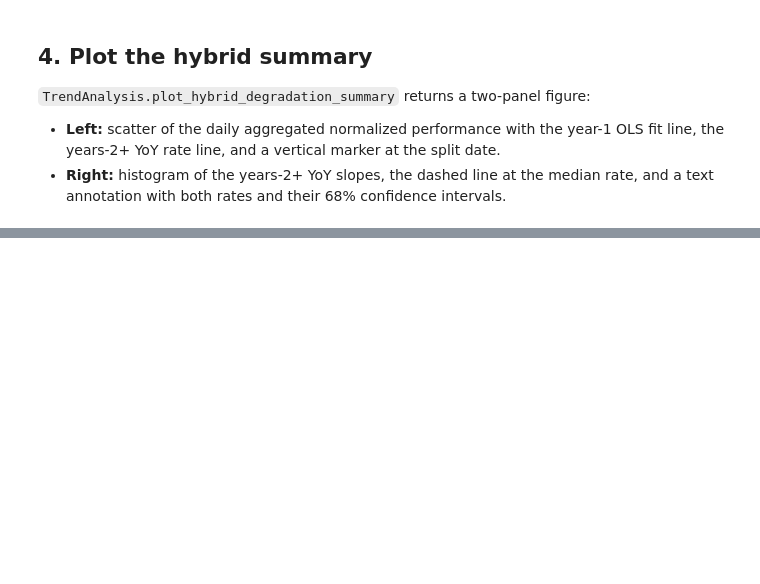
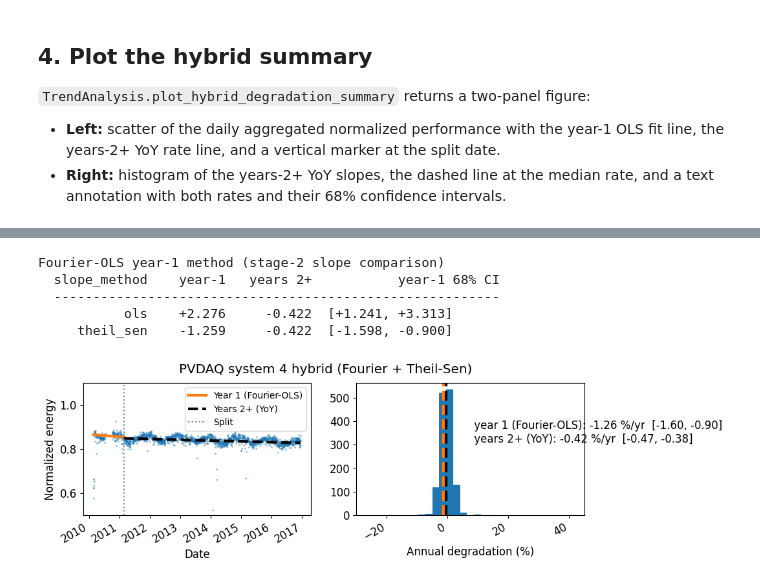
Before and after one commit to NatLabRockies/rdtools, a Jupyter notebook: docs/TrendAnalysis_hybrid_example.ipynb, the cells around one changed output, grey strips where cells are left out. Saved outputs shown, nothing was run; the diff lists cells and outputs as text; code cells hidden in the pictures; blank space fills up the shorter version.

Commit message:
two_stage_fourier_ols

```diff
--- a/docs/TrendAnalysis_hybrid_example.ipynb
+++ b/docs/TrendAnalysis_hybrid_example.ipynb
@@ -254,0 +196,41 @@ plt.show()
+# %%
+# Run hybrid with fourier_ols, comparing the two stage-2 slope choices.
+# Each call only recomputes the degradation step; preprocessing is reused.
+fourier_results = {}
+for slope_method in ('ols', 'theil_sen'):
+    ta.sensor_analysis(
+        analyses=['hybrid_degradation'],
+        hybrid_kwargs={'year1_method': 'fourier_ols',
+                       'year1_kwargs': {'slope_method': slope_method}},
+    )
+    fourier_results[slope_method] = ta.results['sensor']['hybrid_degradation']
+
+print("Fourier-OLS year-1 method (stage-2 slope comparison)")
+header = f"  {'slope_method':>12}  {'year-1':>8}  {'years 2+':>9}  {'year-1 68% CI':>22}"
+print(header)
+print("  " + "-" * (len(header) - 2))
+for slope_method, r in fourier_results.items():
+    ci1 = r['calc_info']['year1'][1]
+    print(f"  {slope_method:>12}  "
+          f"{r['rd_pct_year1']:+8.3f}  "
+          f"{r['rd_pct_years2plus']:+9.3f}  "
+          f"[{ci1[0]:+6.3f}, {ci1[1]:+6.3f}]")
+# %% [output]
+Fourier-OLS year-1 method (stage-2 slope comparison)
+  slope_method    year-1   years 2+           year-1 68% CI
+  ---------------------------------------------------------
+           ols    +2.276     -0.422  [+1.241, +3.313]
+     theil_sen    -1.259     -0.422  [-1.598, -0.900]
+# %%
+# The plot method reads whichever hybrid result is currently stored
+# under ta.results['sensor']['hybrid_degradation'], so the figure below
+# reflects the Theil-Sen Fourier-OLS run from the cell above.
+fig = ta.plot_hybrid_degradation_summary(
+    'sensor',
+    summary_title='PVDAQ system 4 hybrid (Fourier + Theil-Sen)',
+    scatter_ymin=0.5, scatter_ymax=1.1,
+    hist_xmin=-30, hist_xmax=45,
+)
+plt.show()
+# %% [output]
+[figure, added]
```
Also changed, not shown: parts of 6 cells of this notebook, 5 other files.
